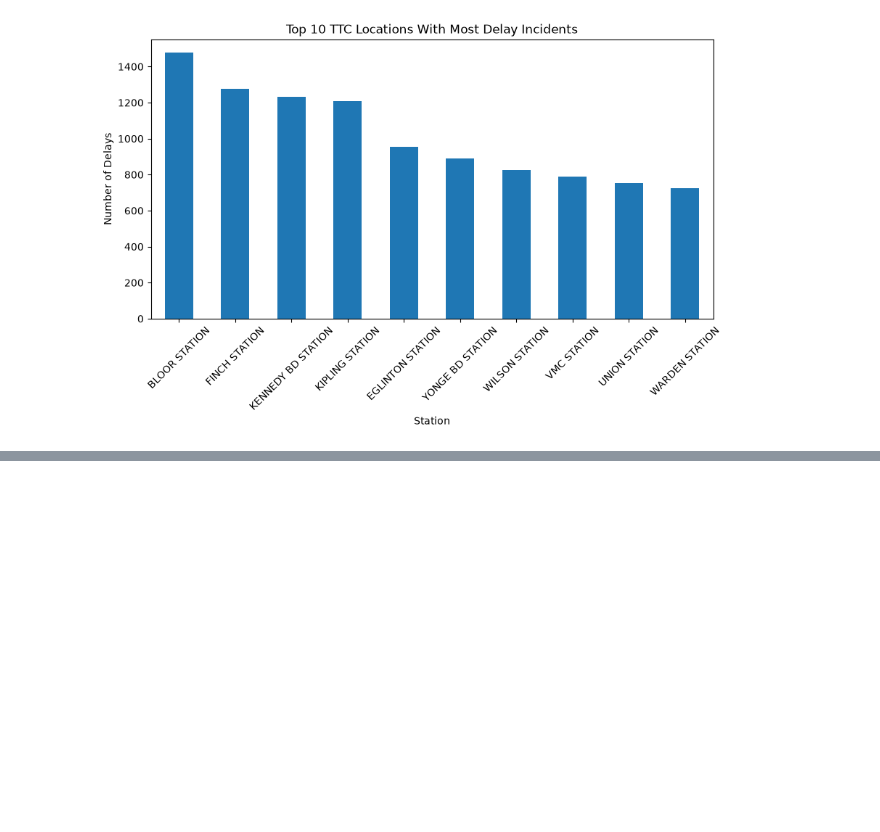
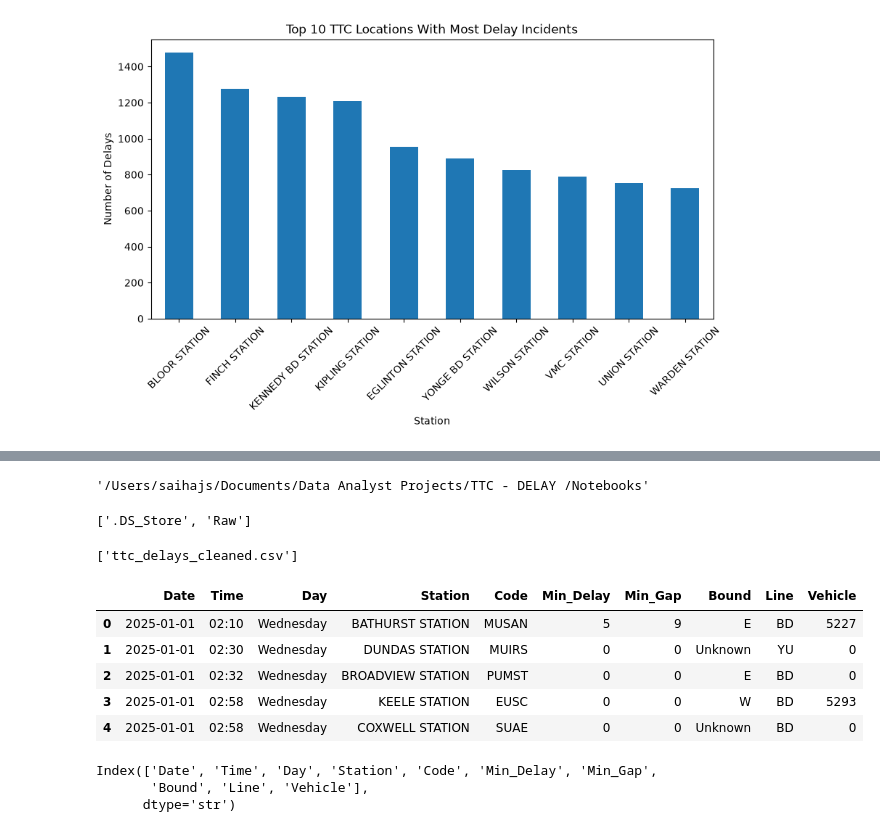
Before and after one commit to SaihajSaini/Toronto-TTC-Delay-Intelligence-Dashboard, a Jupyter notebook: Notebooks/01_ttc_data_exploration.ipynb, the cells around one changed output, grey strips where cells are left out. Cells and saved outputs as stored; diff of their text form; code cells hidden in the pictures; blank space fills up the shorter version.

Commit message:
Cleaned TTC dataset and created processed data file

```diff
--- a/Notebooks/01_ttc_data_exploration.ipynb
+++ b/Notebooks/01_ttc_data_exploration.ipynb
@@ -232,0 +235,13 @@ plt.show()
+# %%
+clean_df = clean_df.drop(columns=["_id"])
+# %%
+clean_df = clean_df.rename(columns={
+    "Min Delay": "Min_Delay",
+    "Min Gap": "Min_Gap"
+})
+# %%
+clean_df["Date"] = pd.to_datetime(clean_df["Date"])
+# %%
+clean_df["Bound"] = clean_df["Bound"].fillna("Unknown")
+
+clean_df["Line"] = clean_df["Line"].fillna("Unknown")
@@ -232,0 +286,12 @@ plt.show()
+# %%
+import os
+
+os.getcwd()
+# %% [output]
+'/Users/saihajs/Documents/Data Analyst Projects/TTC - DELAY /Notebooks'
+# %%
+import os
+
+os.listdir("../data")
+# %% [output]
+['.DS_Store', 'Raw']
@@ -232,0 +302,19 @@ plt.show()
+# %%
+os.listdir("../data/processed")
+# %% [output]
+['ttc_delays_cleaned.csv']
+# %%
+clean_df.head()
+# %% [output]
+|  | Date | Time | Day | Station | Code | Min_Delay | Min_Gap | Bound | Line | Vehicle |
+| 0 | 2025-01-01 | 02:10 | Wednesday | BATHURST STATION | MUSAN | 5 | 9 | E | BD | 5227 |
+| 1 | 2025-01-01 | 02:30 | Wednesday | DUNDAS STATION | MUIRS | 0 | 0 | Unknown | YU | 0 |
+| 2 | 2025-01-01 | 02:32 | Wednesday | BROADVIEW STATION | PUMST | 0 | 0 | E | BD | 0 |
+| 3 | 2025-01-01 | 02:58 | Wednesday | KEELE STATION | EUSC | 0 | 0 | W | BD | 5293 |
+| 4 | 2025-01-01 | 02:58 | Wednesday | COXWELL STATION | SUAE | 0 | 0 | Unknown | BD | 0 |
+# %%
+clean_df.columns
+# %% [output]
+Index(['Date', 'Time', 'Day', 'Station', 'Code', 'Min_Delay', 'Min_Gap',
+       'Bound', 'Line', 'Vehicle'],
+      dtype='str')
```
Also changed, not shown: parts of 6 cells of this notebook, 1 other file.
